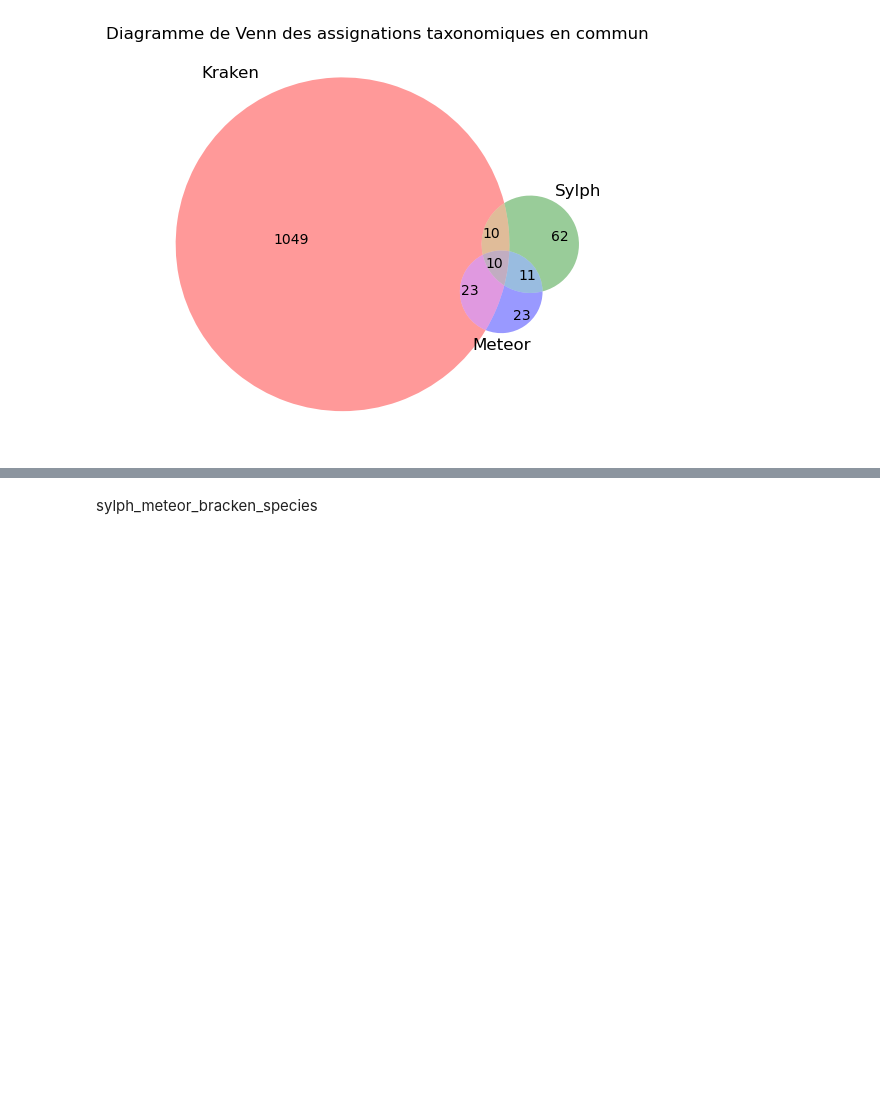
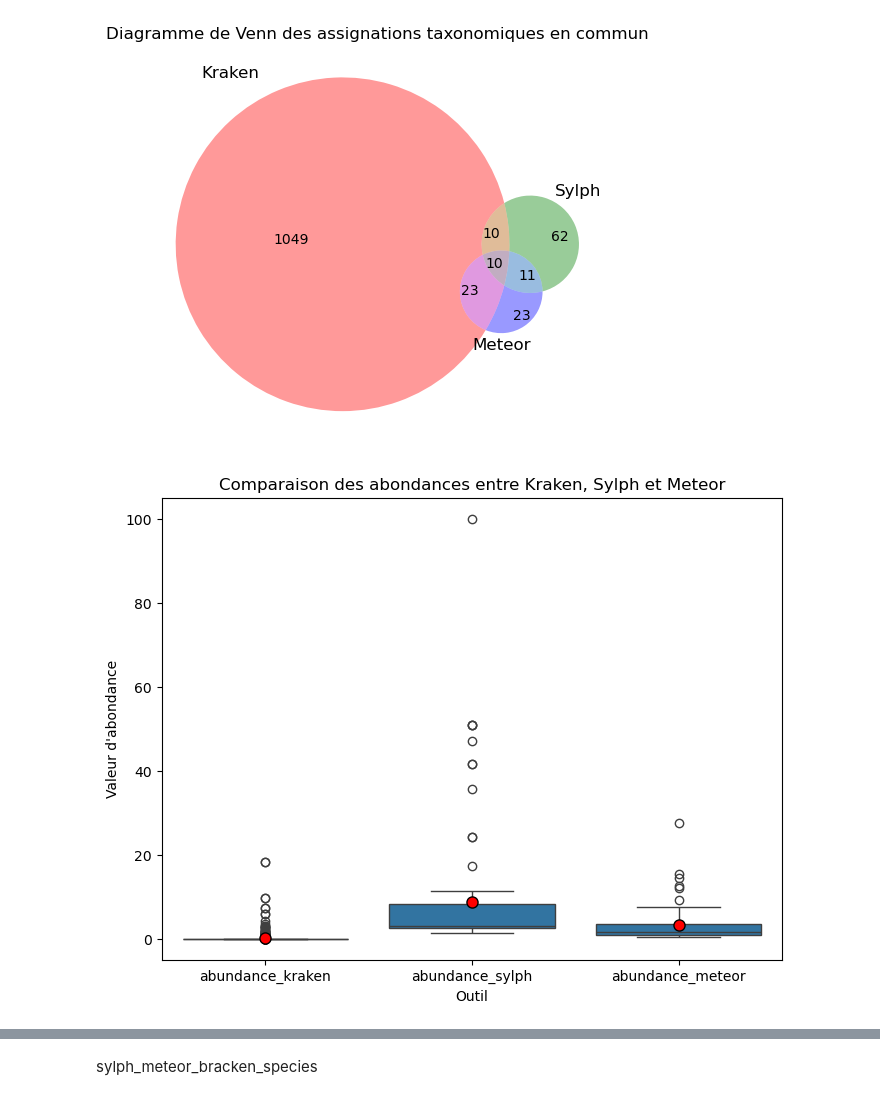
Before and after one commit to vivekbibs/IS4, a Jupyter notebook: compare_outputs/add_bracken.ipynb, the cells around one changed output, grey strips where cells are left out. Drawn from its saved outputs; the diff is of its cells as text; code cells hidden in the pictures; blank space fills up the shorter version.

```diff
--- a/compare_outputs/add_bracken.ipynb
+++ b/compare_outputs/add_bracken.ipynb
@@ -255,6 +255,30 @@ plt.title("Diagramme de Venn des assignations taxonomiques en commun")
 plt.show()
 # %% [output]
 [figure]
+# %%
+import matplotlib.pyplot as plt
+import seaborn as sns
+import pandas as pd
+
+# Supposons que ton DataFrame s'appelle df
+
+# Restructuration des données pour Seaborn (format "long")
+df_long = sylph_meteor_bracken.melt(value_vars=["abundance_kraken", "abundance_sylph", "abundance_meteor"],
+                  var_name="Outil", value_name="Abondance")
+
+# Création du boxplot avec moyenne et médiane
+plt.figure(figsize=(8,6))
+sns.boxplot(x="Outil", y="Abondance", data=df_long, showmeans=True, meanprops={"marker":"o", "markerfacecolor":"red", "markeredgecolor":"black", "markersize":"8"})
+
+# Ajout des titres et labels
+plt.title("Comparaison des abondances entre Kraken, Sylph et Meteor")
+plt.ylabel("Valeur d'abondance")
+plt.xlabel("Outil")
+
+# Affichage du graphique
+plt.show()
+# %% [output]
+[figure, added]
 # %%
 colonnes_a_garder = [
     "abundance_meteor", "gtdb_r220_classification", "species","abundance_sylph","kraken_fraction_total_reads"
```
Also changed, not shown: parts of 3 cells of this notebook, 4 other files.
